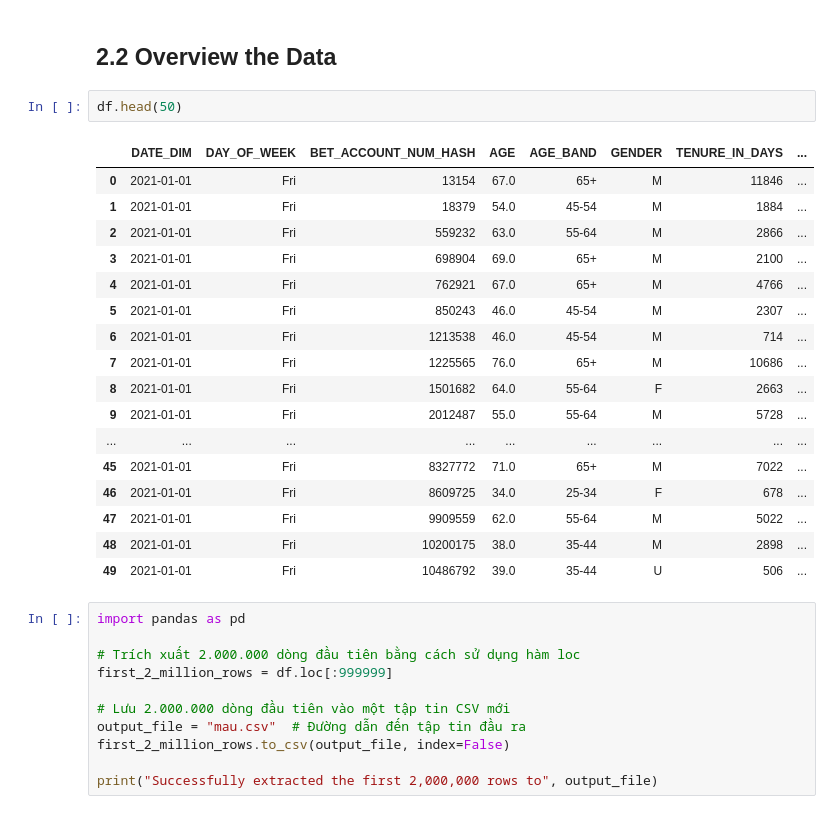
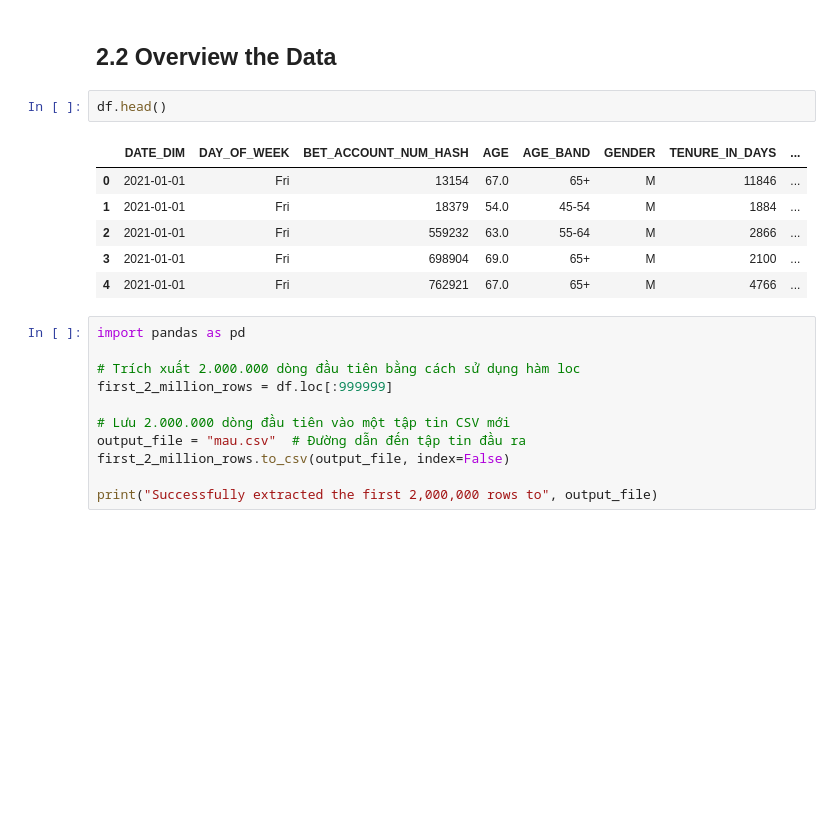
Before and after one commit to ThanhVo15/Competition, a Jupyter notebook: 2. Data Got Talent/2. Final Round/Code/Standadize.ipynb, the cells around one changed output. Cells and saved outputs as stored; diff of their text form; blank space fills up the shorter version.

```diff
--- a/2. Data Got Talent/2. Final Round/Code/Standadize.ipynb
+++ b/2. Data Got Talent/2. Final Round/Code/Standadize.ipynb
@@ -40,25 +38,14 @@ MemoryError: Unable to allocate 256. KiB for an array with shape (32768,) and da
 # %% [markdown]
 ## 2.2 Overview the Data
 # %%
-df.head(50)
+df.head()
 # %% [output]
 |  | DATE_DIM | DAY_OF_WEEK | BET_ACCOUNT_NUM_HASH | AGE | AGE_BAND | GENDER | TENURE_IN_DAYS | ... |
 | 0 | 2021-01-01 | Fri | 13154 | 67.0 | 65+ | M | 11846 | ... |
 | 1 | 2021-01-01 | Fri | 18379 | 54.0 | 45-54 | M | 1884 | ... |
 | 2 | 2021-01-01 | Fri | 559232 | 63.0 | 55-64 | M | 2866 | ... |
 | 3 | 2021-01-01 | Fri | 698904 | 69.0 | 65+ | M | 2100 | ... |
 | 4 | 2021-01-01 | Fri | 762921 | 67.0 | 65+ | M | 4766 | ... |
-| 5 | 2021-01-01 | Fri | 850243 | 46.0 | 45-54 | M | 2307 | ... |
-| 6 | 2021-01-01 | Fri | 1213538 | 46.0 | 45-54 | M | 714 | ... |
-| 7 | 2021-01-01 | Fri | 1225565 | 76.0 | 65+ | M | 10686 | ... |
-| 8 | 2021-01-01 | Fri | 1501682 | 64.0 | 55-64 | F | 2663 | ... |
-| 9 | 2021-01-01 | Fri | 2012487 | 55.0 | 55-64 | M | 5728 | ... |
-| ... | ... | ... | ... | ... | ... | ... | ... | ... |
-| 45 | 2021-01-01 | Fri | 8327772 | 71.0 | 65+ | M | 7022 | ... |
-| 46 | 2021-01-01 | Fri | 8609725 | 34.0 | 25-34 | F | 678 | ... |
-| 47 | 2021-01-01 | Fri | 9909559 | 62.0 | 55-64 | M | 5022 | ... |
-| 48 | 2021-01-01 | Fri | 10200175 | 38.0 | 35-44 | M | 2898 | ... |
-| 49 | 2021-01-01 | Fri | 10486792 | 39.0 | 35-44 | U | 506 | ... |
 # %%
 import pandas as pd
 
```
Also changed, not shown: parts of 16 cells of this notebook.
